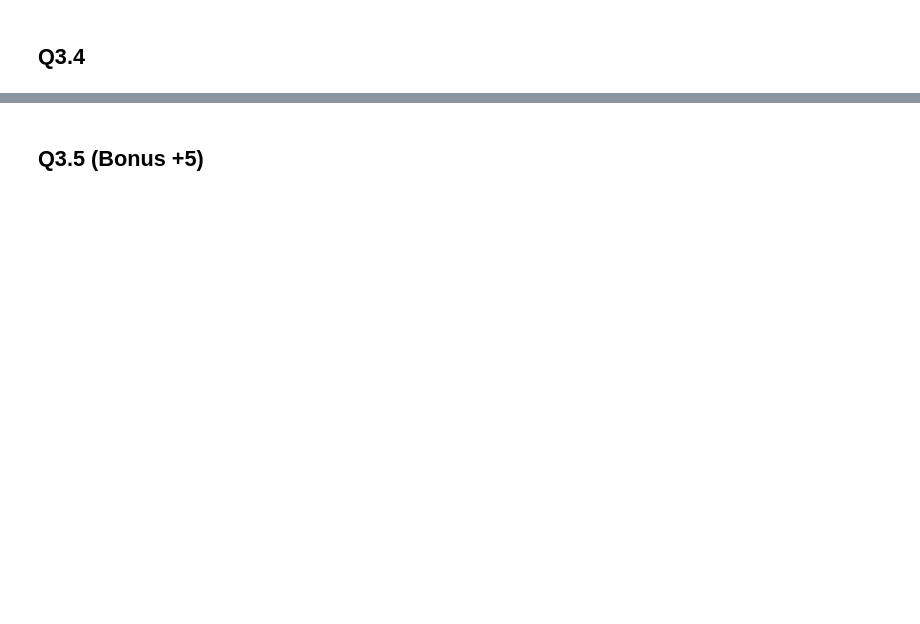
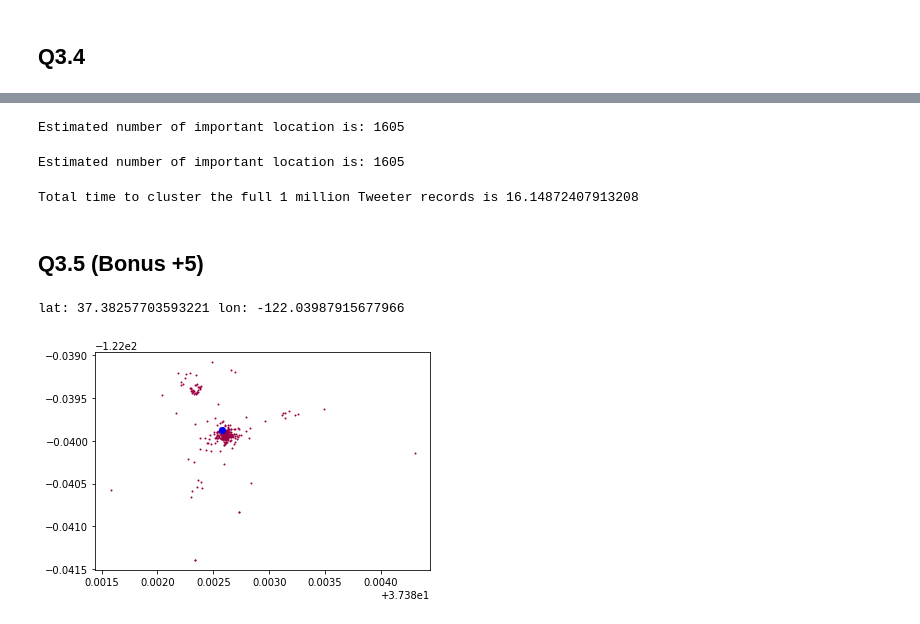
Before and after one commit to ychen1030/cluster_tweeter_data, a Jupyter notebook: code3.ipynb, the cells around one changed output, grey strips where cells are left out. Drawn from its saved outputs; the diff is of its cells as text; code cells hidden in the pictures; blank space fills up the shorter version.

Commit message:
finish cluster

```diff
--- a/code3.ipynb
+++ b/code3.ipynb
@@ -112,2 +125,4 @@ def measure(loc1, loc2):
 # %% [markdown]
 ## Q3.4
+# %%
+data4 = np.array([[d['lat'], d['lng']] for d in data])
@@ -113,0 +170,8 @@ def measure(loc1, loc2):
+# %%
+# calculate the exact distances with callable metric function is too slow
+clustering_3 = []
+for label in range(10):
+    data_batch = data4[clustering_1.labels_ == label]
+    cluster = DBSCAN(eps=0.1, min_samples=100, metric=measure, n_jobs=-1).fit(data_batch)
+    print("label:", label, "cluster added")
+    clustering_3.append(cluster)
@@ -114,2 +189,56 @@ def measure(loc1, loc2):
+# %%
+n_clusters_ = []
+for i in range(len(clustering_2)):
+    n_clusters_.append(len(set(clustering_2[i].labels_)) - (1 if -1 in clustering_2[i].labels_ else 0))
+print("Estimated number of important location is:", sum(n_clusters_))
+# %% [output]
+Estimated number of important location is: 1605
+# %%
+n_clusters_3 = []
+for i in range(len(clustering_3)):
+    n_clusters_3.append(len(set(clustering_3[i].labels_)) - (1 if -1 in clustering_3[i].labels_ else 0))
+print("Estimated number of important location is:", sum(n_clusters_3))
+# %% [output]
+Estimated number of important location is: 1605
+# %%
+# rerun the chosen process for timing purposes
+t0 = time.time()
+
+k = 1000000//100000
+clustering_1 = MiniBatchKMeans(n_clusters=k, max_iter=10000).fit(data4)
+
+clustering_2 = []
+for label in range(k):
+    data_batch = data4[clustering_1.labels_ == label]
+    cluster = DBSCAN(eps=0.001, min_samples=100, n_jobs=-1).fit(data_batch)
+    clustering_2.append(cluster)
+
+t_clustering = time.time() - t0
+print('Total time to cluster the full 1 million Tweeter records is', t_clustering)
+# %% [output]
+Total time to cluster the full 1 million Tweeter records is 16.14872407913208
 # %% [markdown]
 ## Q3.5 (Bonus +5)
+# %%
+# Reference: https://scikit-learn.org/stable/auto_examples/cluster/plot_dbscan.html
+import matplotlib.pyplot as plt
+
+def visualize_cluster(cluster1_label, cluster2_label):
+    labels = clustering_2[cluster1_label].labels_
+    unique_labels = {cluster2_label}
+    colors = [plt.cm.Spectral(each) for each in np.linspace(0, 1, len(unique_labels))]
+
+    data_batch = data4[clustering_1.labels_ == cluster1_label]
+    for k, col in zip(unique_labels, colors):
+        xy = data_batch[labels == k]
+        plt.plot(xy[:, 0], xy[:, 1], 'o', markerfacecolor=tuple(col), markersize=2, markeredgewidth=0.0)
+
+    lat, lon = np.mean(xy[:, 0]), np.mean(xy[:, 1])
+    print("lat:", lat, "lon:", lon)
+    plt.plot(lat, lon, 'bo')
+    plt.show()
+# %%
+visualize_cluster(0, 99)
+# %% [output]
+lat: 37.38257703593221 lon: -122.03987915677966
+[figure, added]
```
Also changed, not shown: parts of 11 cells of this notebook.
